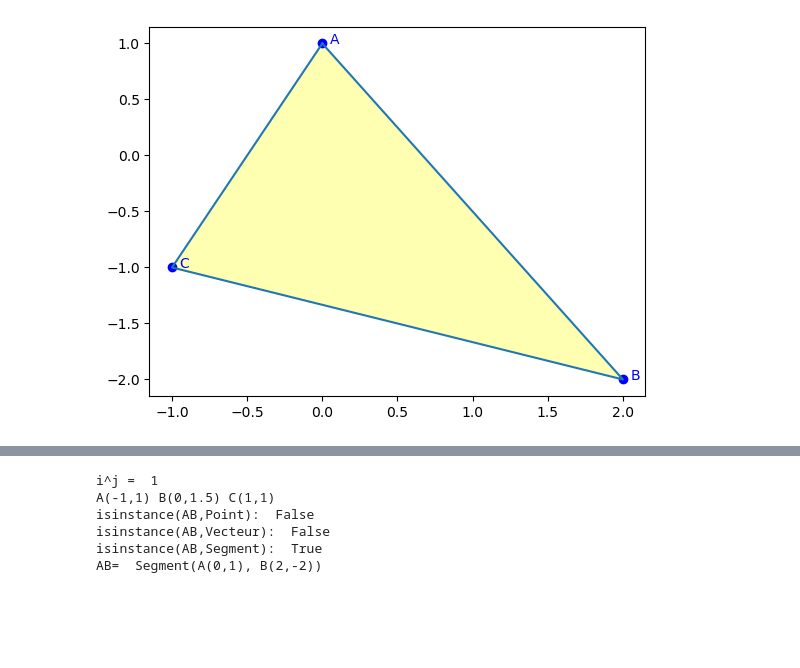
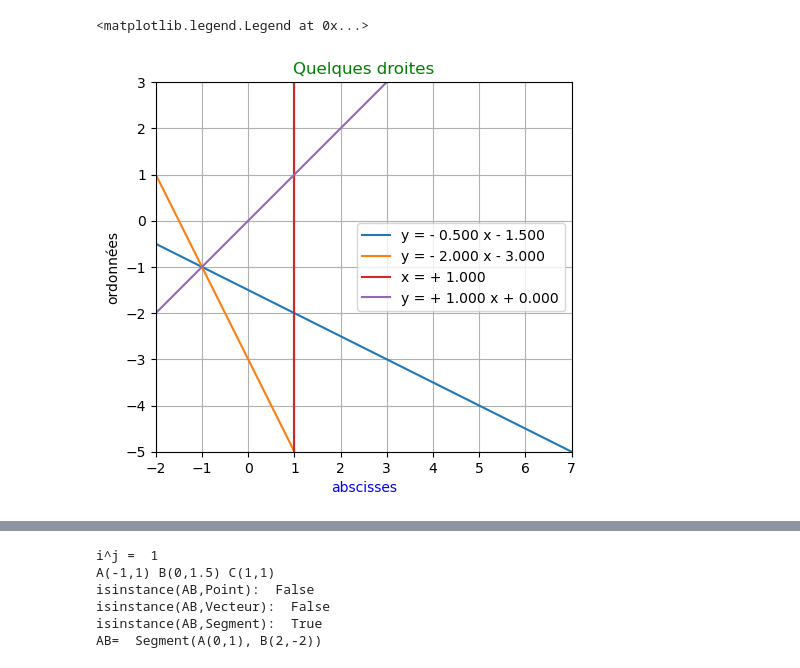
Before and after one commit to mhdeleglise/Formes2D, a Jupyter notebook: tst.ipynb, the cells around one changed output, grey strips where cells are left out. Cells and saved outputs as stored; diff of their text form; code cells hidden in the pictures; blank space fills up the shorter version.

```diff
--- a/tst.ipynb
+++ b/tst.ipynb
@@ -60,7 +49,31 @@ Polygones.Polygone
-# %%
-ABC.draw(fillcolor="yellow")
-# %% [output]
-[figure, removed]
+# %%
+fig, ax = plt.subplots()
+ax.set_xlim(-2,7)
+ax.set_ylim(-5,3)
+d1=Droite(1,2,3)
+d2=Droite(2,1,3)
+d3=Droite(3,0,-3)
+d4=Droite(1,-1,0)
+#print(d1)
+#print(d2)
+#print(d3)
+#print(d4)
+#print("d1.str()= ",d1.str())
+
+# Tracés de ces droites
+line1 = d1.draw(ax,label= d1.str())
+line2 = d2.draw(ax,label= d2.str())
+line3 = d3.draw(ax,label= d3.str())
+line4 = d4.draw(ax,label= d4.str())
+ax.set_aspect('equal')
+ax.set_title("Quelques droites",color='green')
+ax.set_xlabel("abscisses",color='blue')
+ax.set_ylabel("ordonnées")
+ax.grid(visible=True, which="both")
+ax.legend()
+# %% [output]
+<matplotlib.legend.Legend at 0x...>
+[figure, new version]
 # %%
 A = Point(-1,1,'A')
 B = Point(0,1.5,'B')
```
Also changed, not shown: parts of 9 cells of this notebook, 3 other files.
